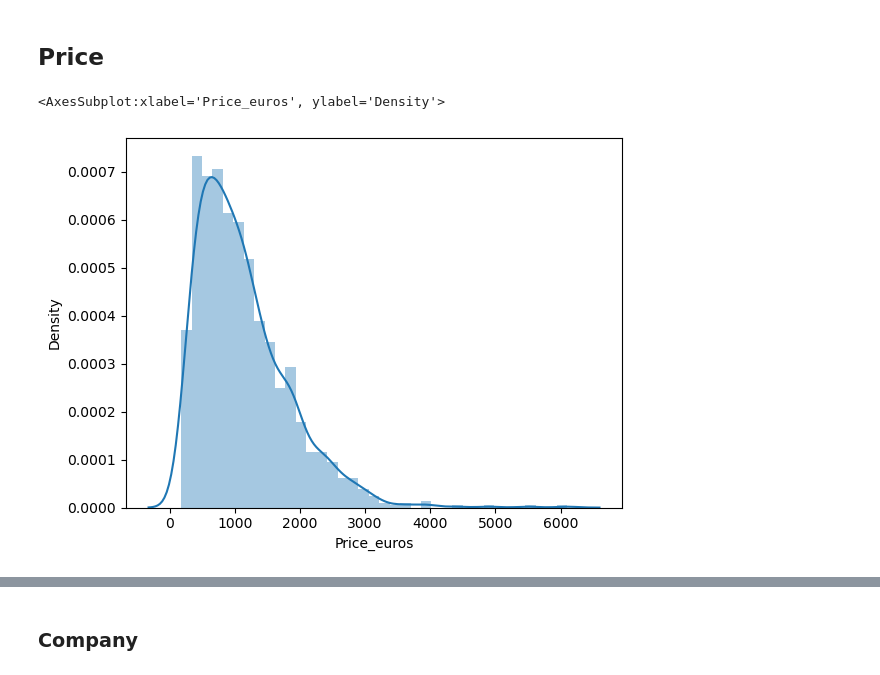
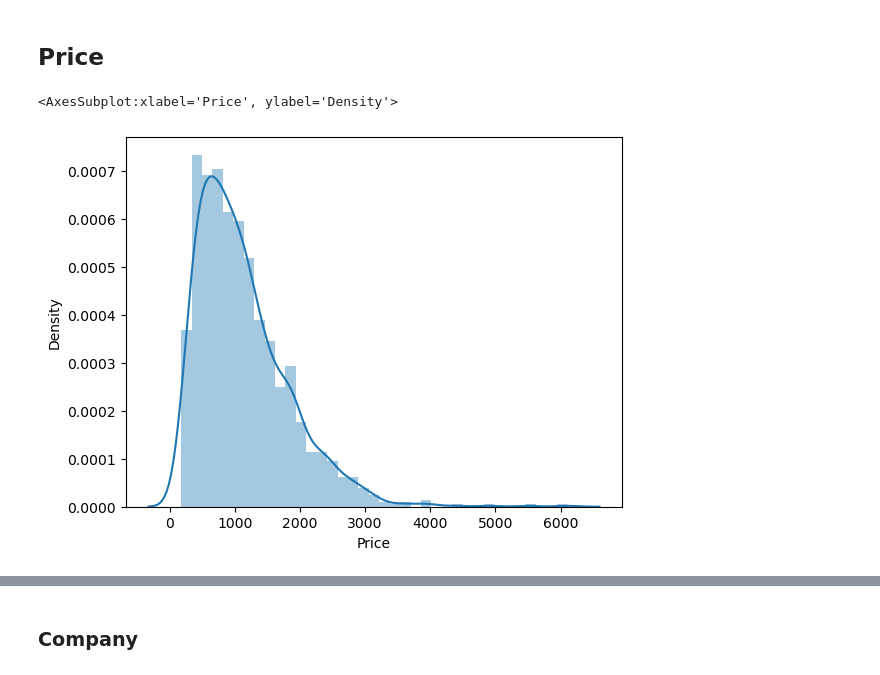
Before and after one commit to RossErskine/Kaggle-notebooks, a Jupyter notebook: Laptop prices.ipynb, the cells around one changed output, grey strips where cells are left out. Cells and saved outputs as stored; diff of their text form; code cells hidden in the pictures.

```diff
--- a/Laptop prices.ipynb
+++ b/Laptop prices.ipynb
@@ -66,8 +74,11 @@ df.describe()
 df = df.drop('laptop_ID',axis=1)
 # %% [markdown]
 ## Price
+# %%
+df['Price'] = df['Price_euros']
+df.drop(columns=['Price_euros'],inplace=True)
 # %%
-sns.distplot(df['Price_euros'])
+sns.distplot(df['Price'])
 # %% [output]
-<AxesSubplot:xlabel='Price_euros', ylabel='Density'>
+<AxesSubplot:xlabel='Price', ylabel='Density'>
-[figure, old version]
+[figure, new version]
```
Also changed, not shown: parts of 46 cells of this notebook.
